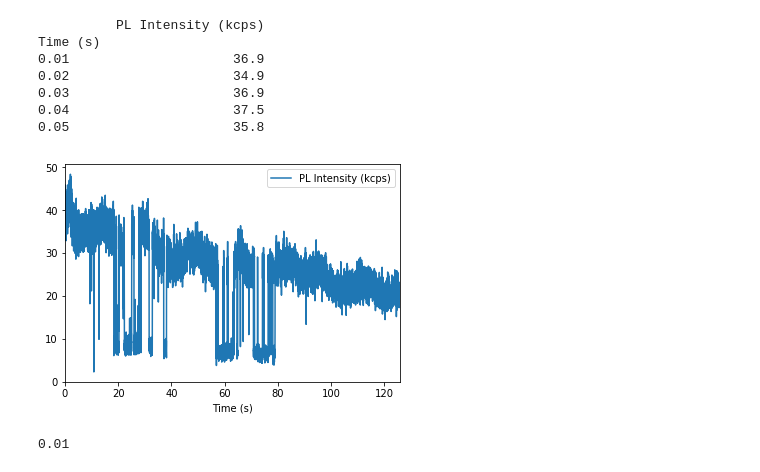
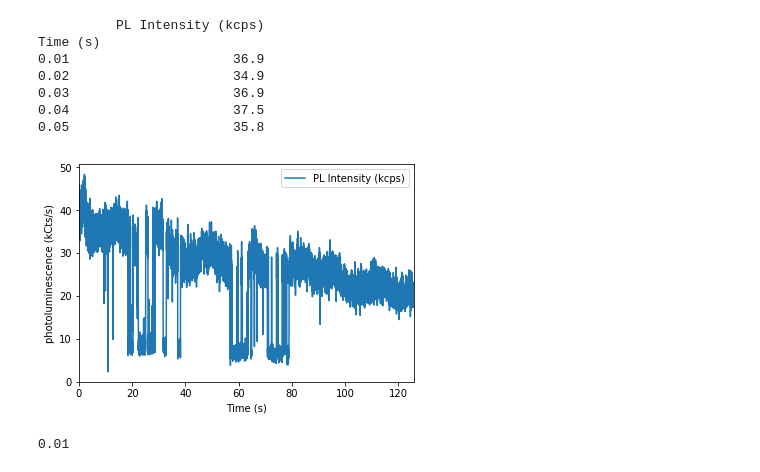
Before and after one commit to vivarose/blinker_analysis, a Jupyter notebook: blinker_analysis_with_exponential_fit.ipynb, the cells around one changed output. Drawn from its saved outputs; the diff is of its cells as text; code cells hidden in the pictures.

```diff
--- a/blinker_analysis_with_exponential_fit.ipynb
+++ b/blinker_analysis_with_exponential_fit.ipynb
@@ -12,34 +12,35 @@ import numpy as np
 import matplotlib.pyplot as plt
 import pandas as pd
 
 
 filename = 'GoodBlinker_5-25-2018.txt'
 
 
 tname = 'Time (s)'
 PLname = 'PL Intensity (kcps)'
 
 data = pd.read_csv(filename,
                    skiprows=1,
                    header=None,
                    sep='\t',
                    names=['Time (s)','PL Intensity (kcps)'],
                    usecols=[0,1])
 
 data = data.set_index(tname)
 print(data.head())
 
 data.plot()
+plt.ylabel('photoluminescence (kCts/s)')
 plt.show()
 # %% [output]
           PL Intensity (kcps)
 Time (s)
 0.01                     36.9
 0.02                     34.9
 0.03                     36.9
 0.04                     37.5
 0.05                     35.8
-[figure, old version]
+[figure, new version]
 # %%
 # The data was collected at a particular rate
 timesetting = data.index[0]
```
Also changed, not shown: parts of 4 cells of this notebook, 1 other file.
